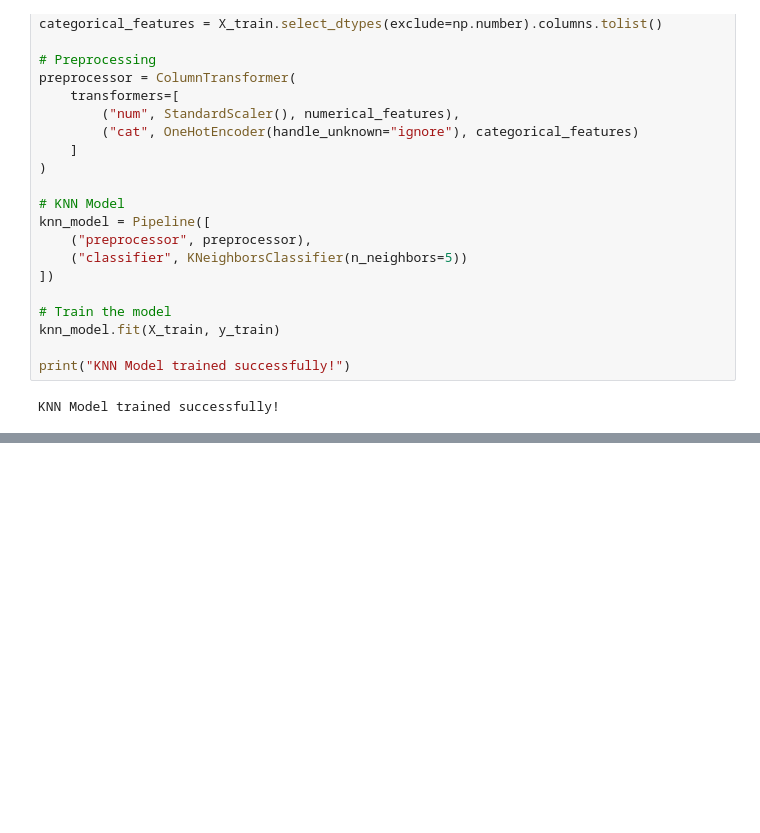
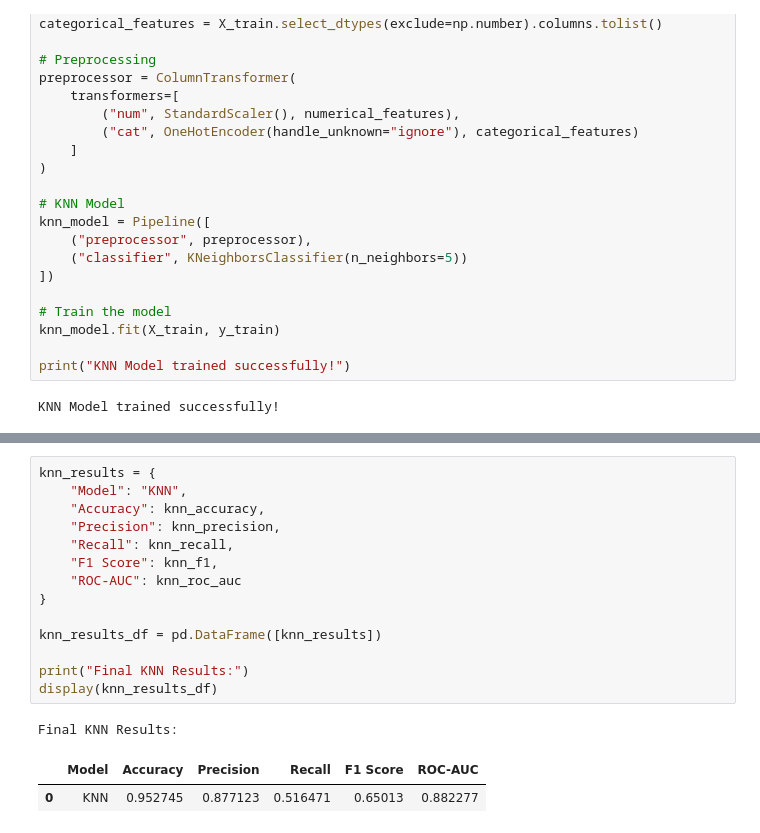
Before and after one commit to Upandergarg/diabetes-prediction-using-ml, a Jupyter notebook: Copy_of_DiabetiesAimlProject.ipynb, the cells around one changed output, grey strips where cells are left out. Cells and saved outputs as stored; diff of their text form; blank space fills up the shorter version.

```diff
--- a/Copy_of_DiabetiesAimlProject.ipynb
+++ b/Copy_of_DiabetiesAimlProject.ipynb
@@ -621,0 +721,18 @@ KNN Model trained successfully!
+# %%
+knn_results = {
+    "Model": "KNN",
+    "Accuracy": knn_accuracy,
+    "Precision": knn_precision,
+    "Recall": knn_recall,
+    "F1 Score": knn_f1,
+    "ROC-AUC": knn_roc_auc
+}
+
+knn_results_df = pd.DataFrame([knn_results])
+
+print("Final KNN Results:")
+display(knn_results_df)
+# %% [output]
+Final KNN Results:
+|  | Model | Accuracy | Precision | Recall | F1 Score | ROC-AUC |
+| 0 | KNN | 0.952745 | 0.877123 | 0.516471 | 0.65013 | 0.882277 |
```
Also changed, not shown: parts of 2 cells of this notebook.
